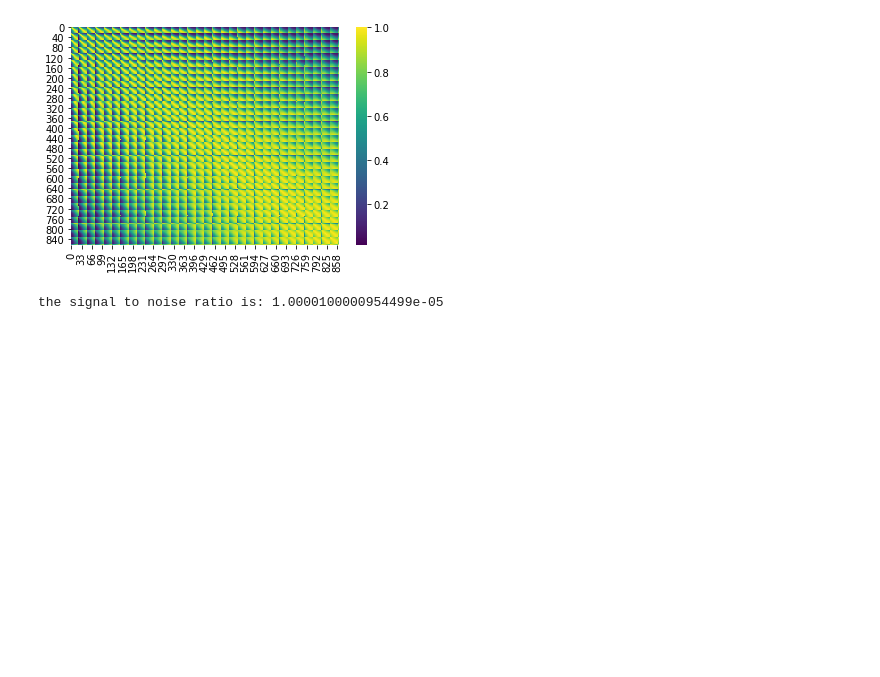
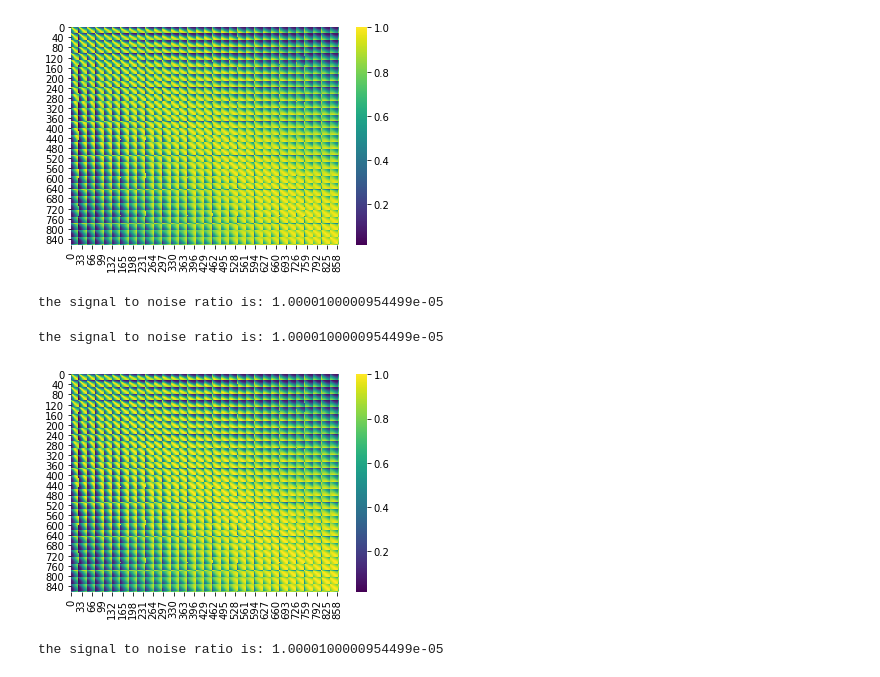
Before and after one commit to HugoLu88/Data-cleaning, a Jupyter notebook: Create covariance matrix - #1.ipynb, the cells around one changed output. Saved outputs shown, nothing was run; the diff lists cells and outputs as text; code cells hidden in the pictures; blank space fills up the shorter version.

```diff
--- a/Create covariance matrix - #1.ipynb
+++ b/Create covariance matrix - #1.ipynb
@@ -570,6 +538,26 @@ sns.heatmap(corr1,cmap="viridis")
 eMax0_denoise,var0_denoise=findMaxEval(np.diag(eVal1),q,bWidth=.01)
 # %% [output]
 [figure]
+# %%
+print("the signal to noise ratio is: " + str((1-var0_denoise)/var0_denoise))
+# %% [output]
+the signal to noise ratio is: 1.0000100000954499e-05
+# %%
+print("the signal to noise ratio is: " + str((1-var0)/var0))
+# %% [output]
+the signal to noise ratio is: 1.0000100000954499e-05
+# %%
+## instead of setting all eigenvectors that are random as a constant value, we may wish to target the shrinkage
+## This method is better in teh sense of retaining more signal but may have more noise too. Therefore it may be prudent to
+## Apply both and choose the method that results in the better SNR in the denoised matrix? No. Because one necessarily has a
+## higher ratio because all the noise is removed. We need to find which is better at predicting the original data.
+#- - - - - - - -- - - - - - - - - - - - -- - - - - - - - - - - - - -- - - - - - - - - - - - -- - -
+corr1=denoisedCorr2(eVal0,eVec0,nFacts0,alpha=.5)
+eVal1,eVec1=getPCA(corr1)
+sns.heatmap(corr1,cmap="viridis")
+eMax0_denoise,var0_denoise=findMaxEval(np.diag(eVal1),q,bWidth=.01)
+# %% [output]
+[figure, added]
 # %%
 print("the signal to noise ratio is: " + str((1-var0_denoise)/var0_denoise))
 # %% [output]
```
Also changed, not shown: parts of 9 cells of this notebook.
